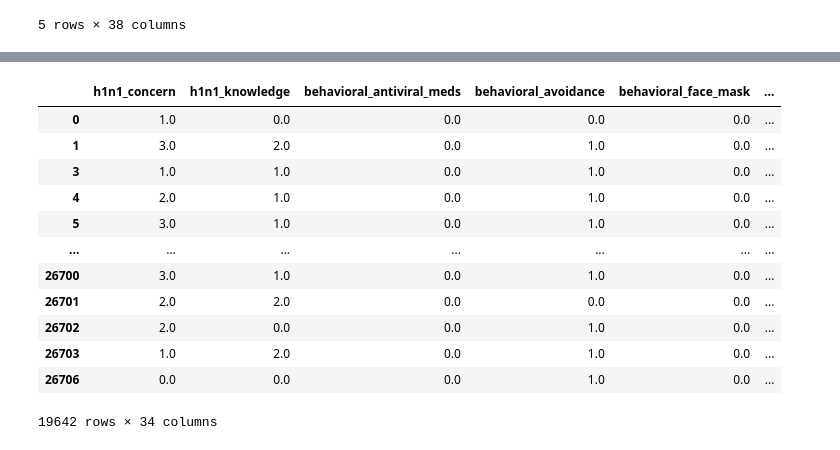
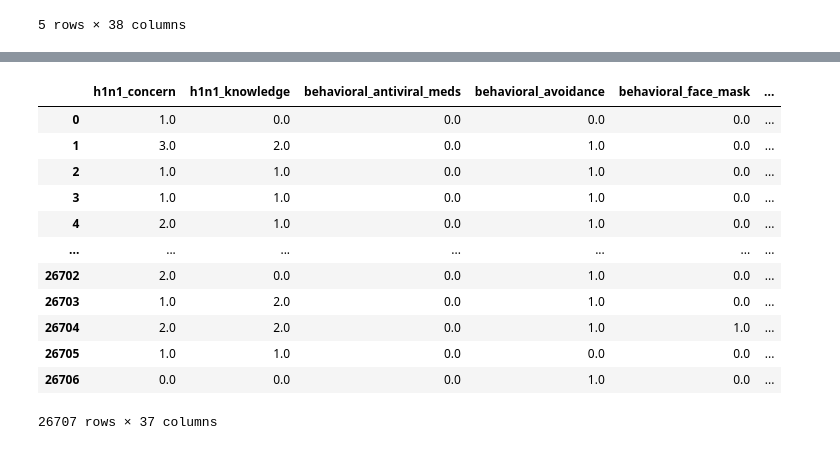
Before and after one commit to Eroouu/final_project_ds, a Jupyter notebook: main.ipynb, the cells around one changed output, grey strips where cells are left out. Drawn from its saved outputs; the diff is of its cells as text; code cells hidden in the pictures.

```diff
--- a/main.ipynb
+++ b/main.ipynb
@@ -247,6 +261,13 @@ dtype: int64
 # %%
 target_col = ['h1n1_vaccine', 'seasonal_vaccine']  # или 'seasonal_vaccine'
 
+# новый признак "обе рекомендации врача"
+df['doctor_recc_both'] = ((df['doctor_recc_h1n1']==1) & (df['doctor_recc_seasonal']==1)).astype('float')# это bool так что занесу в bool
+# новый признак "знание × беспокойство"
+df['knowledge_x_concern'] = df['h1n1_knowledge'] * df['h1n1_concern'] # это получается у нас float
+
+#разделил на категории
+numerical_cols = ['knowledge_x_concern', 'household_adults', 'household_children']
 ordinal_cols = [
     'h1n1_concern','h1n1_knowledge',
     'opinion_h1n1_risk','opinion_h1n1_vacc_effective',
@@ -257,16 +278,13 @@ bool_cols = [
     'behavioral_antiviral_meds','behavioral_avoidance','behavioral_face_mask',
     'behavioral_wash_hands','behavioral_large_gatherings','behavioral_outside_home',
     'behavioral_touch_face','doctor_recc_h1n1','doctor_recc_seasonal',
-    'chronic_med_condition','child_under_6_months','health_worker','health_insurance'
+    'chronic_med_condition','child_under_6_months','health_worker','health_insurance','doctor_recc_both'
 ]
 cat_nominal = [
     'age_group','education','race','sex','income_poverty',
     'marital_status','rent_or_own','employment_status',
-    'hhs_geo_region','census_msa'
+    'hhs_geo_region','census_msa','employment_occupation', 'employment_industry'
 ]
-
-
-# новый признак"обе рекомендации врача"
-df['doctor_recc_both'] = ((df['doctor_recc_h1n1']==1) & (df['doctor_recc_seasonal']==1)).astype('float')
-# новый признак "знание × беспокойство"
-df['knowledge_x_concern'] = df['h1n1_knowledge'] * df['h1n1_concern']
+# %%
+df_catboost= df.copy()
+df_catboost.isna().sum()
@@ -272,0 +341,3 @@ df['knowledge_x_concern'] = df['h1n1_knowledge'] * df['h1n1_concern']
+# %%
+df_catboost, cat_features = prepare_for_catboost(df_catboost,ordinal_cols, cat_nominal,bool_cols)
+df_catboost.isna().sum()
@@ -273,25 +362,22 @@ df['knowledge_x_concern'] = df['h1n1_knowledge'] * df['h1n1_concern']
 # %%
-df_free_nan = df.copy()
-df_free_nan = df_free_nan.dropna()
-
-y_h1n1_vaccine= df_free_nan['h1n1_vaccine'].astype(int)
-y_seasonal_vaccine = df_free_nan['seasonal_vaccine'].astype(int)
-df_free_nan = df_free_nan.drop(columns=['h1n1_vaccine','seasonal_vaccine'])
-X_free_nan = df_free_nan
+y_h1n1_vaccine= df_catboost['h1n1_vaccine'].astype(int)
+y_seasonal_vaccine = df_catboost['seasonal_vaccine'].astype(int)
+df_catboost = df_catboost.drop(columns=['respondent_id', 'h1n1_vaccine','seasonal_vaccine'])
+X = df_catboost
 # %%
-X_free_nan
+X
 # %% [output]
 |  | h1n1_concern | h1n1_knowledge | behavioral_antiviral_meds | behavioral_avoidance | behavioral_face_mask | ... |
 | 0 | 1.0 | 0.0 | 0.0 | 0.0 | 0.0 | ... |
 | 1 | 3.0 | 2.0 | 0.0 | 1.0 | 0.0 | ... |
+| 2 | 1.0 | 1.0 | 0.0 | 1.0 | 0.0 | ... |
 | 3 | 1.0 | 1.0 | 0.0 | 1.0 | 0.0 | ... |
 | 4 | 2.0 | 1.0 | 0.0 | 1.0 | 0.0 | ... |
-| 5 | 3.0 | 1.0 | 0.0 | 1.0 | 0.0 | ... |
 | ... | ... | ... | ... | ... | ... | ... |
-| 26700 | 3.0 | 1.0 | 0.0 | 1.0 | 0.0 | ... |
-| 26701 | 2.0 | 2.0 | 0.0 | 0.0 | 0.0 | ... |
 | 26702 | 2.0 | 0.0 | 0.0 | 1.0 | 0.0 | ... |
 | 26703 | 1.0 | 2.0 | 0.0 | 1.0 | 0.0 | ... |
+| 26704 | 2.0 | 2.0 | 0.0 | 1.0 | 1.0 | ... |
+| 26705 | 1.0 | 1.0 | 0.0 | 0.0 | 0.0 | ... |
 | 26706 | 0.0 | 0.0 | 0.0 | 1.0 | 0.0 | ... |
-19642 rows × 34 columns
+26707 rows × 37 columns
 # %%
```
Also changed, not shown: parts of 15 cells of this notebook, 1 other file.
